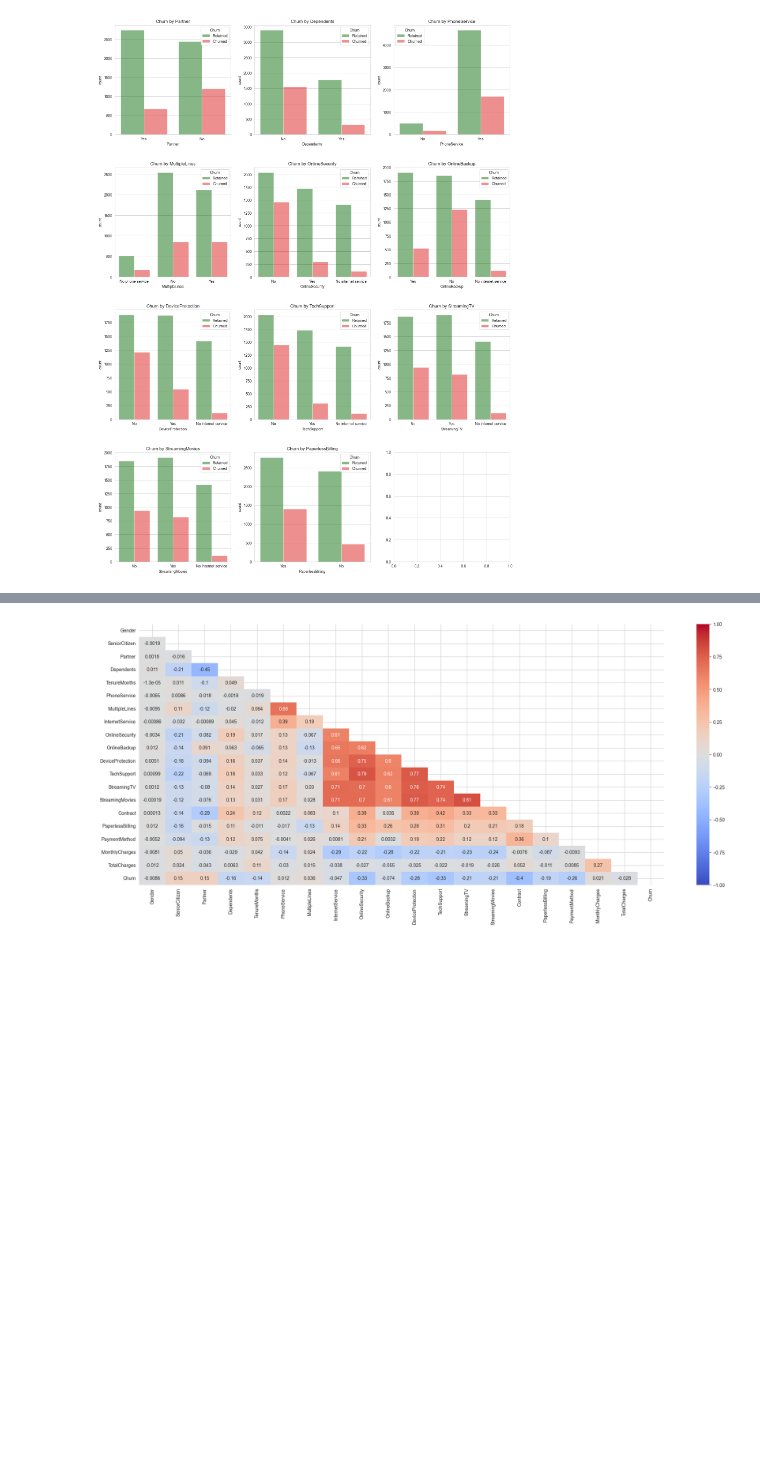
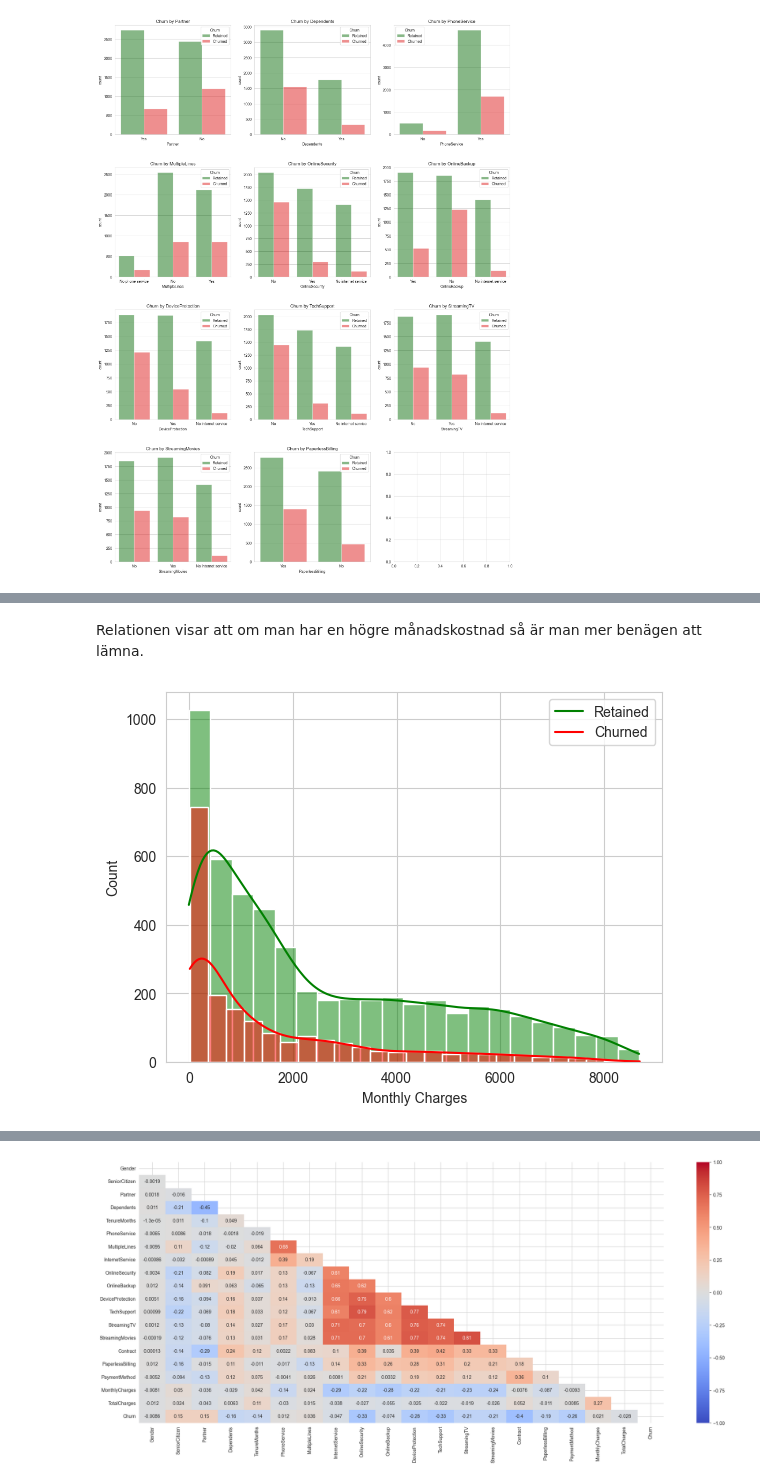
Before and after one commit to HermanCoding/AI2_Inlamning1, a Jupyter notebook: Inlamning1.ipynb, the cells around one changed output, grey strips where cells are left out. Saved outputs shown, nothing was run; the diff lists cells and outputs as text; code cells hidden in the pictures; blank space fills up the shorter version.

```diff
--- a/Inlamning1.ipynb
+++ b/Inlamning1.ipynb
@@ -410,0 +449,15 @@ De grafer som sticker ut mest är 'Churn by TechSupport' och 'Churn by OnlineSec
+# %% [markdown]
+Relationen visar att om man har en högre månadskostnad så är man mer benägen att lämna.
+# %%
+fig.suptitle('Distribution of total charges by churn')
+sns.set_context()
+ax = sns.histplot(df.TotalCharges[(df['Churn'] == 'Retained') ], color="green", fill = True, bins='auto', kde=True)
+ax = sns.histplot(df.TotalCharges[(df["Churn"] == 'Churned') ], color="red", fill= True, bins='auto', kde=True)
+ax.legend(['Retained','Churned'],loc='upper right')
+
+ax.set_ylabel('Count')
+ax.set_xlabel('Monthly Charges')
+
+plt.show()
+# %% [output]
+[figure, added]
```
Also changed, not shown: parts of 38 cells of this notebook.
